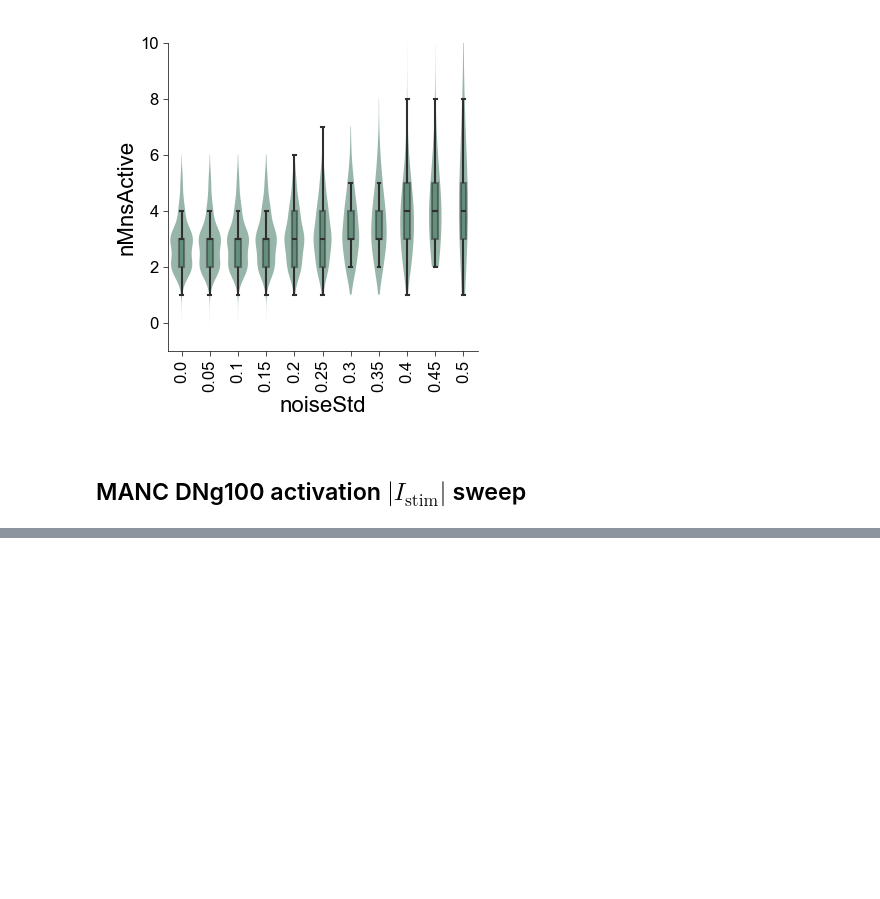
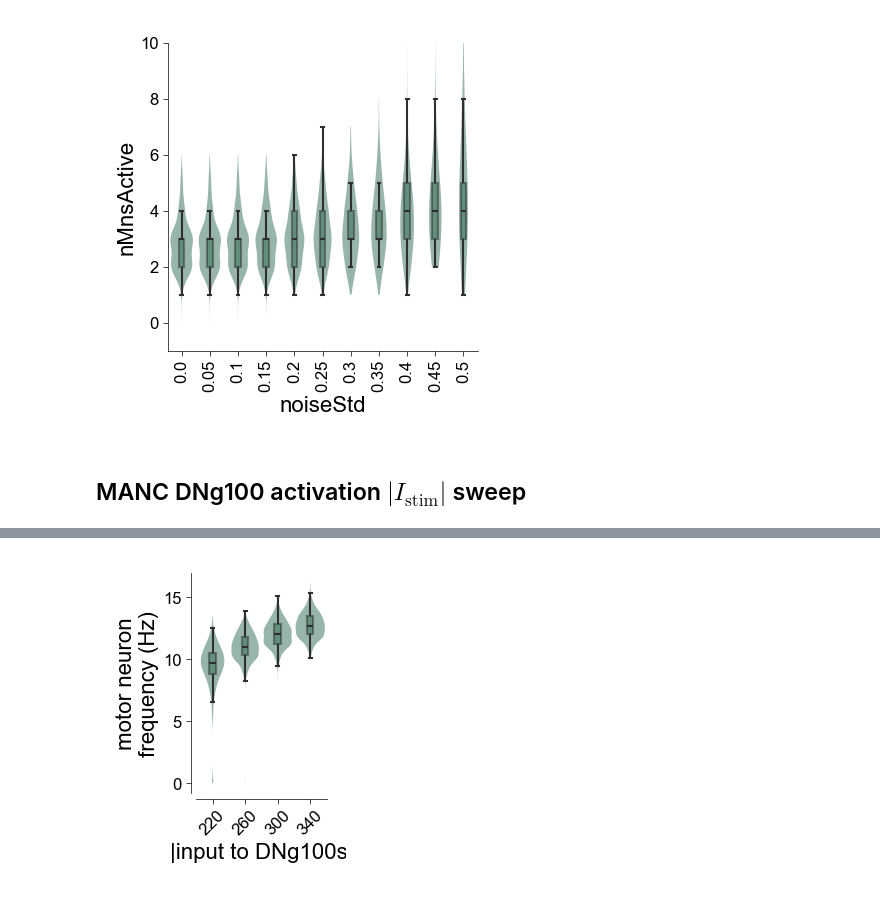
Before and after one commit to smpuglie/Pugliese_cpg_2025, a Jupyter notebook: notebooks/Figure 2.ipynb, the cells around one changed output, grey strips where cells are left out. Saved outputs shown, nothing was run; the diff lists cells and outputs as text; code cells hidden in the pictures; blank space fills up the shorter version.

```diff
--- a/notebooks/Figure 2.ipynb
+++ b/notebooks/Figure 2.ipynb
@@ -555,0 +580,18 @@ wTable
+# %%
+plt.figure(figsize=(0.84,1.426))
+sns.violinplot((mnFreq[nMnsActive>0]/overallParams.sim.dt).iloc[:,1:].astype(float).melt(var_name="stimI",value_name="frequency"),x="stimI",y="frequency",edgecolor=None,inner=None,cut=0,alpha=0.5,color=mnColor,width=0.9)
+sns.boxplot((mnFreq[nMnsActive>0]/overallParams.sim.dt).iloc[:,1:].astype(float).melt(var_name="stimI",value_name="frequency"),x="stimI",y="frequency",width=0.2,linewidth=0.75,fliersize=2**0.75,
+            boxprops={"alpha":0.5,},showfliers=False,color=mnColor)
+plt.gca().tick_params(axis='x', labelrotation=45)
+sns.despine(offset=2)
+
+plt.xlabel("|input to DNg100s|")
+plt.ylabel("motor neuron\nfrequency (Hz)")
+# plt.gcf().set_dpi(500)
+
+if not os.path.exists(figFolder):
+    os.makedirs(figFolder)
+plt.savefig(figFolder+f"/mnFreqViolin.svg",transparent=True)
+plt.show()
+# %% [output]
+[figure, added]
```
Also changed, not shown: parts of 5 cells of this notebook, 1 other file.
